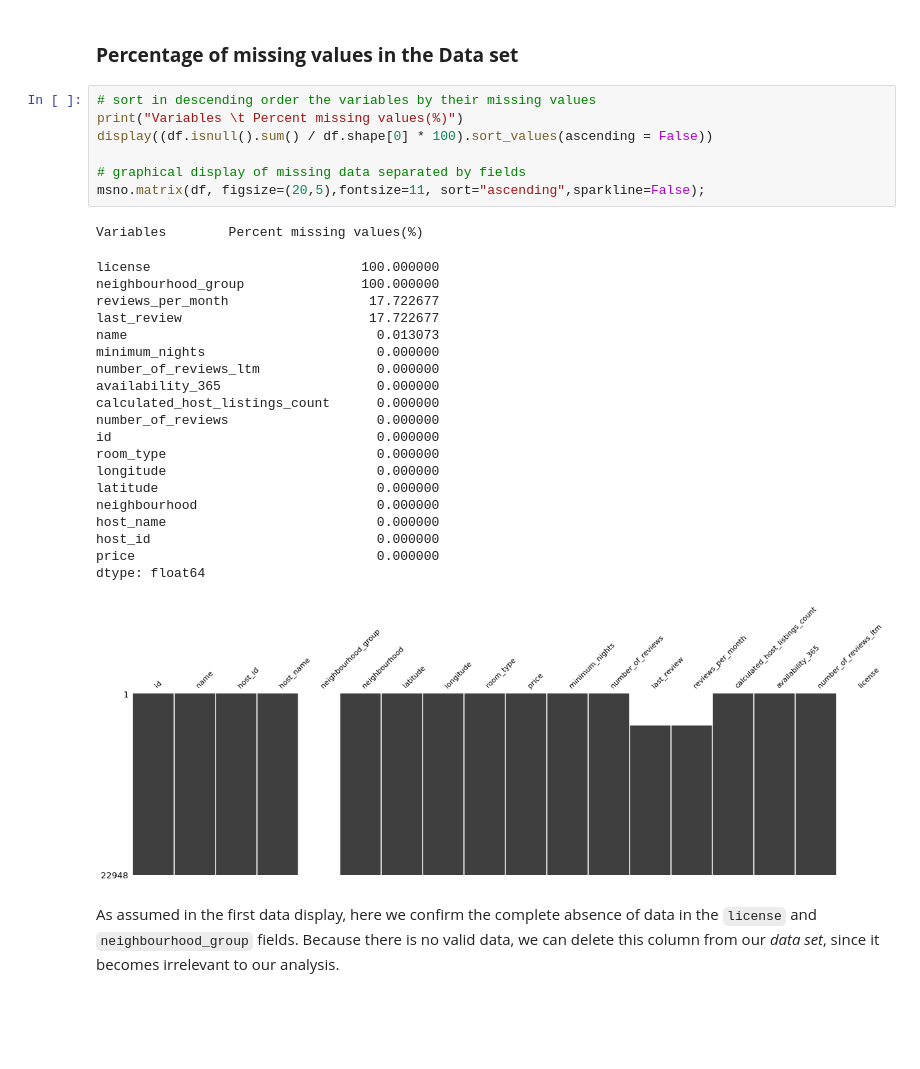
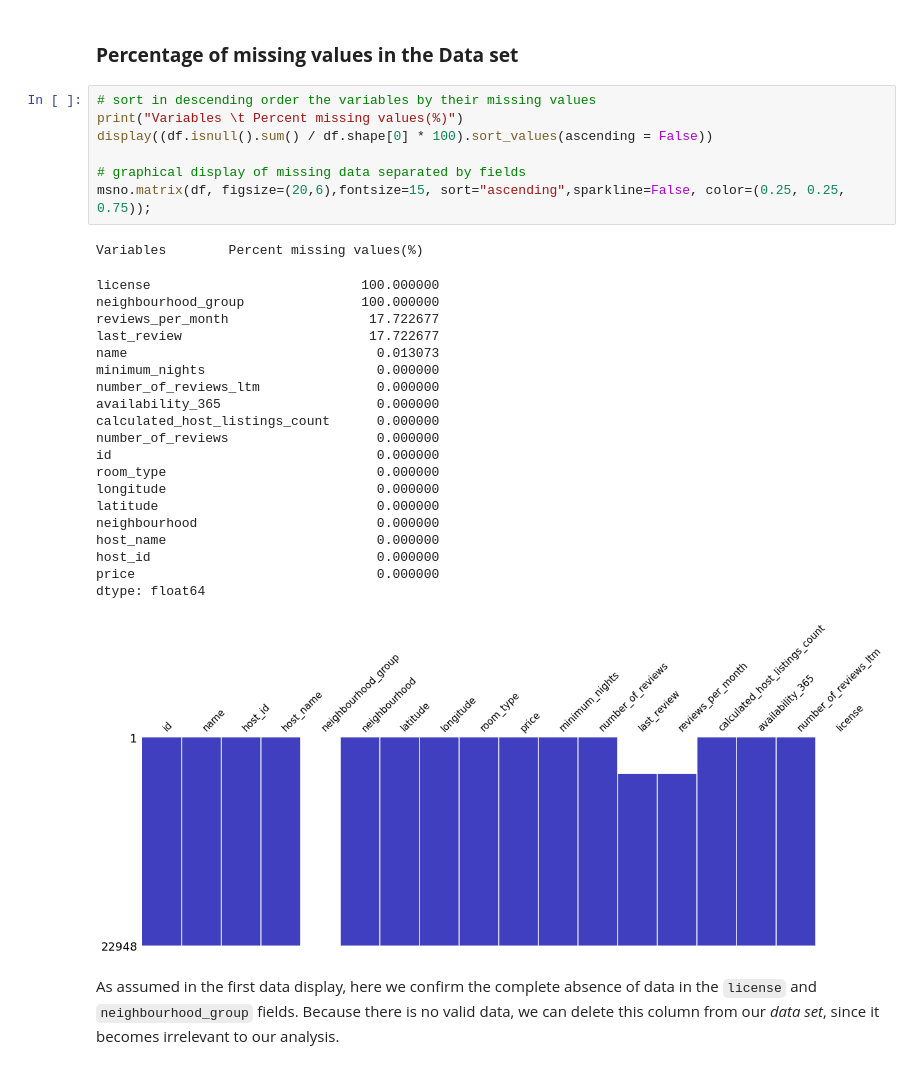
Before and after one commit to matfriedmann/airbnb_data_analysis_mexico_city, a Jupyter notebook: Analyzing_Airbnb_Data_Mexico_City.ipynb, the cells around one changed output. Drawn from its saved outputs; the diff is of its cells as text; blank space fills up the shorter version.

```diff
--- a/Analyzing_Airbnb_Data_Mexico_City.ipynb
+++ b/Analyzing_Airbnb_Data_Mexico_City.ipynb
@@ -114,32 +116,32 @@ dtype: object
 # %%
 # sort in descending order the variables by their missing values
 print("Variables \t Percent missing values(%)")
 display((df.isnull().sum() / df.shape[0] * 100).sort_values(ascending = False))
 
 # graphical display of missing data separated by fields
-msno.matrix(df, figsize=(20,5),fontsize=11, sort="ascending",sparkline=False);
+msno.matrix(df, figsize=(20,6),fontsize=15, sort="ascending",sparkline=False, color=(0.25, 0.25, 0.75));
 # %% [output]
 Variables        Percent missing values(%)
 license                           100.000000
 neighbourhood_group               100.000000
 reviews_per_month                  17.722677
 last_review                        17.722677
 name                                0.013073
 minimum_nights                      0.000000
 number_of_reviews_ltm               0.000000
 availability_365                    0.000000
 calculated_host_listings_count      0.000000
 number_of_reviews                   0.000000
 id                                  0.000000
 room_type                           0.000000
 longitude                           0.000000
 latitude                            0.000000
 neighbourhood                       0.000000
 host_name                           0.000000
 host_id                             0.000000
 price                               0.000000
 dtype: float64
-[figure, old version]
+[figure, new version]
 # %% [markdown]
 As assumed in the first data display, here we confirm the complete absence of data in the `license` and `neighbourhood_group` fields. Because there is no valid data, we can delete this column from our *data set*, since it becomes irrelevant to our analysis.
 # %%
```
Also changed, not shown: parts of 3 cells of this notebook.
